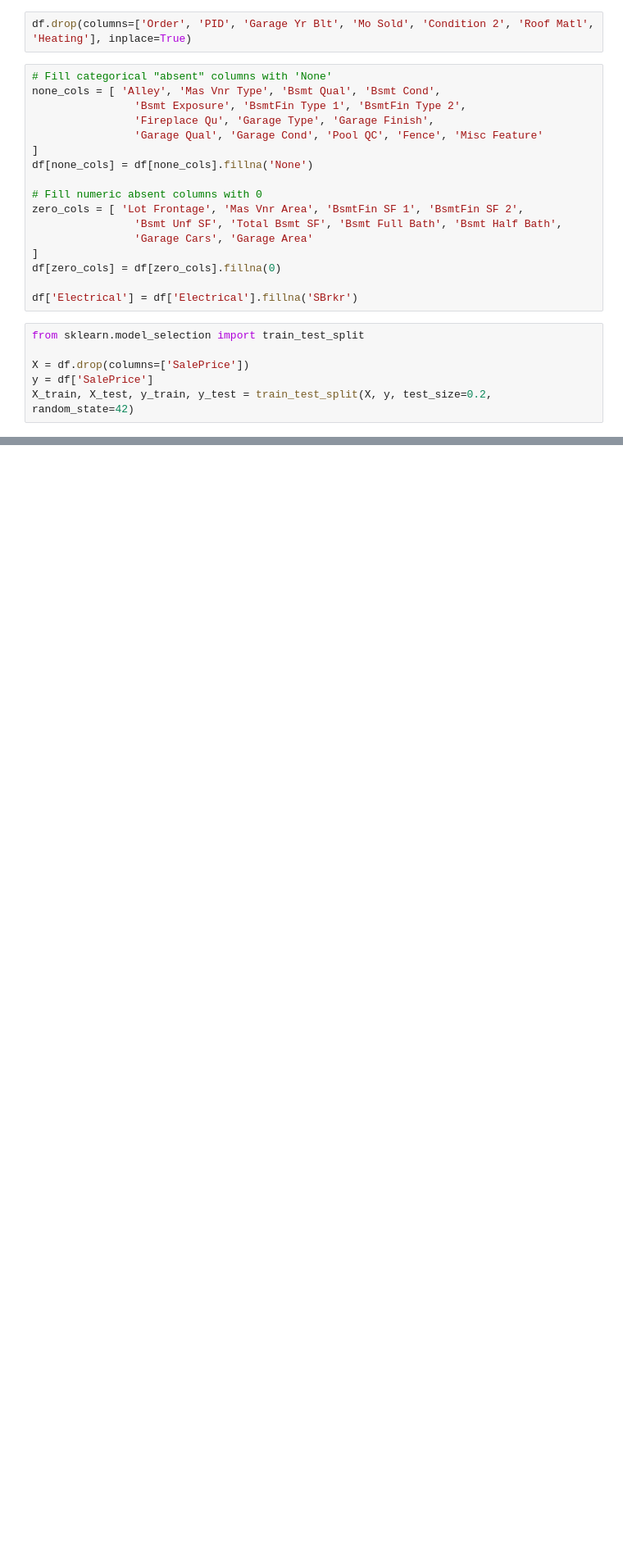
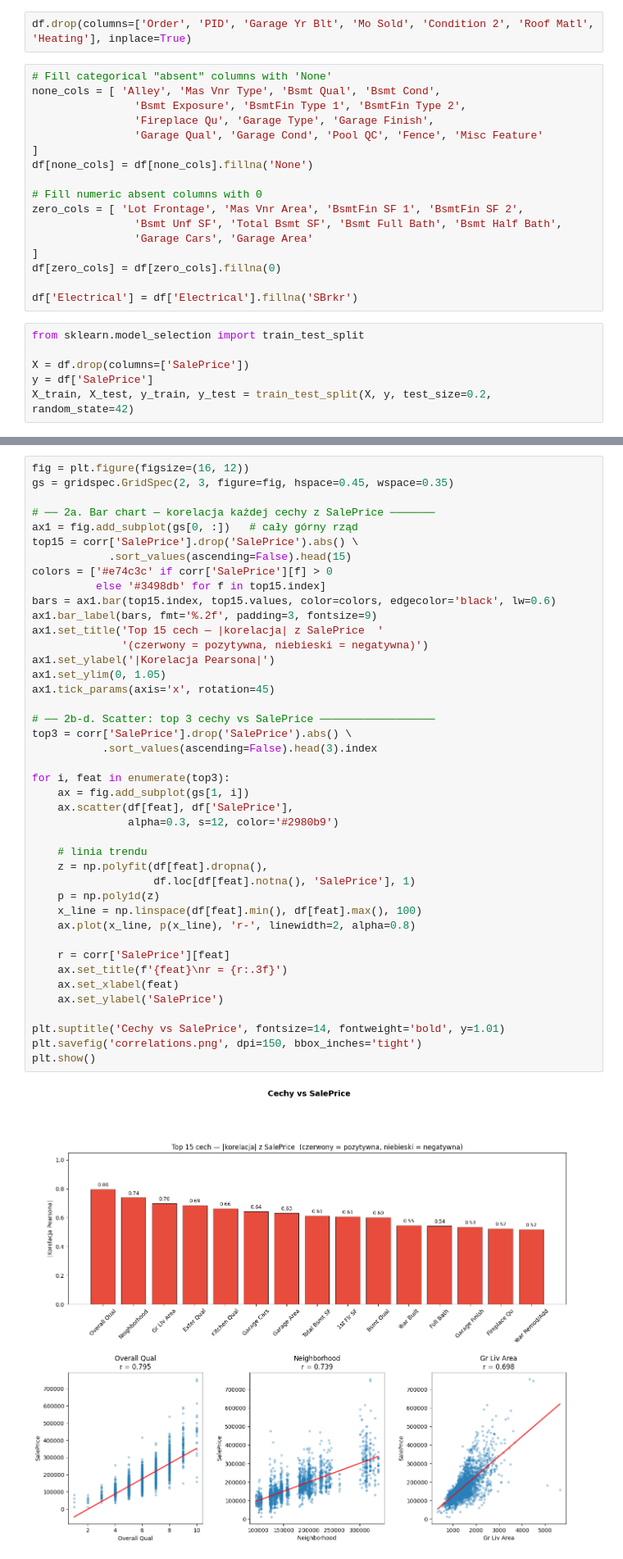
Before and after one commit to fistaszek2009/PropertyValuePredictor, a Jupyter notebook: task.ipynb, the cells around one changed output, grey strips where cells are left out. Shown at 82% size. Cells and saved outputs as stored; diff of their text form; blank space fills up the shorter version.

```diff
--- a/task.ipynb
+++ b/task.ipynb
@@ -130,0 +240,44 @@ X_test = scaler.fit(X_test)
+# %%
+fig = plt.figure(figsize=(16, 12))
+gs = gridspec.GridSpec(2, 3, figure=fig, hspace=0.45, wspace=0.35)
+
+# ── 2a. Bar chart — korelacja każdej cechy z SalePrice ───────
+ax1 = fig.add_subplot(gs[0, :])   # cały górny rząd
+top15 = corr['SalePrice'].drop('SalePrice').abs() \
+            .sort_values(ascending=False).head(15)
+colors = ['#e74c3c' if corr['SalePrice'][f] > 0
+          else '#3498db' for f in top15.index]
+bars = ax1.bar(top15.index, top15.values, color=colors, edgecolor='black', lw=0.6)
+ax1.bar_label(bars, fmt='%.2f', padding=3, fontsize=9)
+ax1.set_title('Top 15 cech — |korelacja| z SalePrice  '
+              '(czerwony = pozytywna, niebieski = negatywna)')
+ax1.set_ylabel('|Korelacja Pearsona|')
+ax1.set_ylim(0, 1.05)
+ax1.tick_params(axis='x', rotation=45)
+
+# ── 2b-d. Scatter: top 3 cechy vs SalePrice ──────────────────
+top3 = corr['SalePrice'].drop('SalePrice').abs() \
+           .sort_values(ascending=False).head(3).index
+
+for i, feat in enumerate(top3):
+    ax = fig.add_subplot(gs[1, i])
+    ax.scatter(df[feat], df['SalePrice'],
+               alpha=0.3, s=12, color='#2980b9')
+
+    # linia trendu
+    z = np.polyfit(df[feat].dropna(),
+                   df.loc[df[feat].notna(), 'SalePrice'], 1)
+    p = np.poly1d(z)
+    x_line = np.linspace(df[feat].min(), df[feat].max(), 100)
+    ax.plot(x_line, p(x_line), 'r-', linewidth=2, alpha=0.8)
+
+    r = corr['SalePrice'][feat]
+    ax.set_title(f'{feat}\nr = {r:.3f}')
+    ax.set_xlabel(feat)
+    ax.set_ylabel('SalePrice')
+
+plt.suptitle('Cechy vs SalePrice', fontsize=14, fontweight='bold', y=1.01)
+plt.savefig('correlations.png', dpi=150, bbox_inches='tight')
+plt.show()
+# %% [output]
+[figure, added]
```
Also changed, not shown: parts of 9 cells of this notebook, 4 other files.
